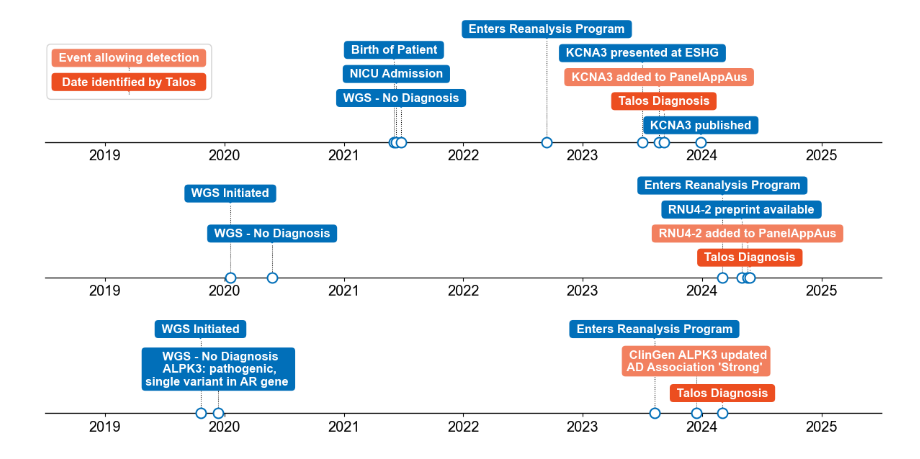
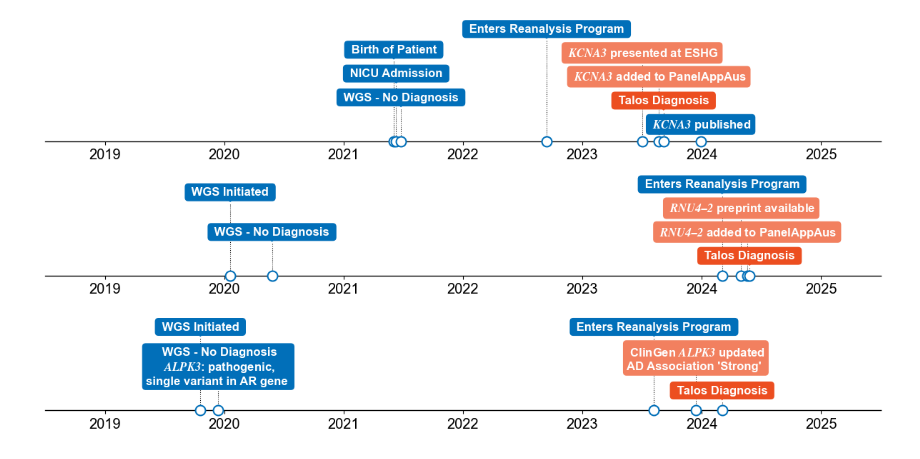
Before and after one commit to populationgenomics/talos_manuscript, a Jupyter notebook: Analyses/Jupyter_notebooks/Figure5_timelines.ipynb, the cells around one changed output. Saved outputs shown, nothing was run; the diff lists cells and outputs as text; code cells hidden in the pictures.

Commit message:
Figure 5 Timelines

```diff
--- a/Analyses/Jupyter_notebooks/Figure5_timelines.ipynb
+++ b/Analyses/Jupyter_notebooks/Figure5_timelines.ipynb
@@ -1,12 +1,17 @@
 # %%
 import numpy as np
 import matplotlib.pyplot as plt
+from matplotlib import gridspec
 import matplotlib.patches as mpatches
 from matplotlib.patches import Rectangle, FancyBboxPatch
 
-
-
-plt.rcParams['font.family'] = 'Arial'
+plt.rcParams['font.family'] = "sans-serif"
+plt.rcParams['font.sans-serif'] = "Arial"
+plt.rcParams['mathtext.fontset'] = 'custom'
+plt.rcParams['mathtext.it'] = 'STIXGeneral:italic'
+plt.rcParams['mathtext.bf'] = 'STIXGeneral:italic:bold'
+plt.rcParams['text.usetex'] = False
+#plt.rcParams['text.usetex'] = True
 
 ax_font_size = "x-large"
 annotation_font_size = "large"
@@ -59,22 +64,22 @@ plt.scatter(
     facecolor="white",
 )
 
-#pseudo-legend using annotations
-annotate(ax0, 2019.2, 5, "Event allowing detection", y0=5.2, fc="#F2805F")
-annotate(ax0, 2019.2, 3.5, " Date identified by Talos ", y0=3.7, fc="#EC4E20")
+# #pseudo-legend using annotations
+# annotate(ax0, 2019.2, 5, "Event allowing detection", y0=5.2, fc="#F2805F")
+# annotate(ax0, 2019.2, 3.5, " Date identified by Talos ", y0=3.7, fc="#EC4E20")
 
-# Draw a box around legend boxes
-rect = mpatches.FancyBboxPatch((0.007, 0.45), 0.187, 0.45, linewidth=1, edgecolor='lightgray', facecolor='none', transform=plt.gca().transAxes, boxstyle='Round, pad=0.005', mutation_aspect=8)
-plt.gca().add_patch(rect)
+# # Draw a box around legend boxes
+# rect = mpatches.FancyBboxPatch((0.007, 0.45), 0.187, 0.45, linewidth=1, edgecolor='lightgray', facecolor='none', transform=plt.gca().transAxes, boxstyle='Round, pad=0.005', mutation_aspect=8)
+# plt.gca().add_patch(rect)
 
 annotate(ax0, 2021.42, 5.5, "Birth of Patient")
 annotate(ax0, 2021.44, 4, "NICU Admission")
 annotate(ax0, 2021.48, 2.5, "WGS - No Diagnosis")
 annotate(ax0, 2022.7, 6.8, "Enters Reanalysis Program")
-annotate(ax0, 2023.5, 5.3, "KCNA3 presented at ESHG")
-annotate(ax0, 2023.64, 3.8, "KCNA3 added to PanelAppAus", fc='#F2805F')
+annotate(ax0, 2023.5, 5.3, "$\mathbf{KCNA3}$ presented at ESHG", fc='#F2805F')
+annotate(ax0, 2023.64, 3.8, "$\mathbf{KCNA3}$ added to PanelAppAus", fc='#F2805F')
 annotate(ax0, 2023.68, 2.3, "Talos Diagnosis", fc="#EC4E20")
-annotate(ax0, 2023.99, .8, "KCNA3 published")
+annotate(ax0, 2023.99, .8, "$\mathbf{KCNA3}$ published")
 
 ax0.spines["right"].set_visible(False)
 ax0.spines["left"].set_visible(False)
@@ -104,8 +109,8 @@ plt.scatter(
 annotate(ax1, 2020.05, 5, "WGS Initiated")
 annotate(ax1, 2020.4, 2.5, "WGS - No Diagnosis")
 annotate(ax1, 2024.17, 5.5, "Enters Reanalysis Program")
-annotate(ax1, 2024.33, 4, "RNU4-2 preprint available")
-annotate(ax1, 2024.38, 2.5, "RNU4-2 added to PanelAppAus", fc='#F2805F')
+annotate(ax1, 2024.33, 4, "$\mathbf{RNU4‒2}$ preprint available", fc='#F2805F')
+annotate(ax1, 2024.38, 2.5, "$\mathbf{RNU4‒2}$ added to PanelAppAus", fc='#F2805F')
 annotate(ax1, 2024.40, 1, "Talos Diagnosis", fc="#EC4E20")
 
 ax1.spines["right"].set_visible(False)
@@ -122,33 +127,33 @@ plt.plot([2018.5, 2025.5], [0, 0], color="black", linewidth=1.0, clip_on=False)
 # Add points to timeline 1
 X = [2019.8, 2019.95, 2023.6, 2023.95, 2024.17]
 Y = np.zeros(len(X))
 plt.scatter(
     X,
     Y,
     s=point_size,
     linewidth=point_border_width,
     zorder=10,
     clip_on=False,
     edgecolor="#016FB9",
     facecolor="white",
 )
 
 annotate(ax2, 2019.8, 5, "WGS Initiated")
 annotate(ax2, 2019.95, 1.85, "", y0=2) # Add a blank annotation to make the pointer complete
-annotate(ax2, 2019.95, 2.5, "WGS - No Diagnosis\n ALPK3: pathogenic,\nsingle variant in AR gene")
+annotate(ax2, 2019.95, 2.5, "WGS - No Diagnosis\n $\mathbf{ALPK3}$: pathogenic,\nsingle variant in AR gene")
 annotate(ax2, 2023.6, 5, "Enters Reanalysis Program")
-annotate(ax2, 2023.95, 3, "ClinGen ALPK3 updated\nAD Association \'Strong\'", fc='#F2805F')
+annotate(ax2, 2023.95, 3, "ClinGen $\mathbf{ALPK3}$ updated\nAD Association \'Strong\'", fc='#F2805F')
 annotate(ax2, 2024.17, 1, "Talos Diagnosis", fc="#EC4E20")
 
 ax2.spines["right"].set_visible(False)
 ax2.spines["left"].set_visible(False)
 ax2.spines["top"].set_visible(False)
 ax2.spines["bottom"].set_visible(False)
 ax2.set_xticks(np.arange(2019, 2026, 1))
 
 # Show and save the plot
 plt.tight_layout()
 plt.savefig('../../Figures/Fig5/Fig5_timelines.png')
 plt.show()
 # %% [output]
-[figure, old version]
+[figure, new version]
```
Also changed, not shown: 1 other file.
